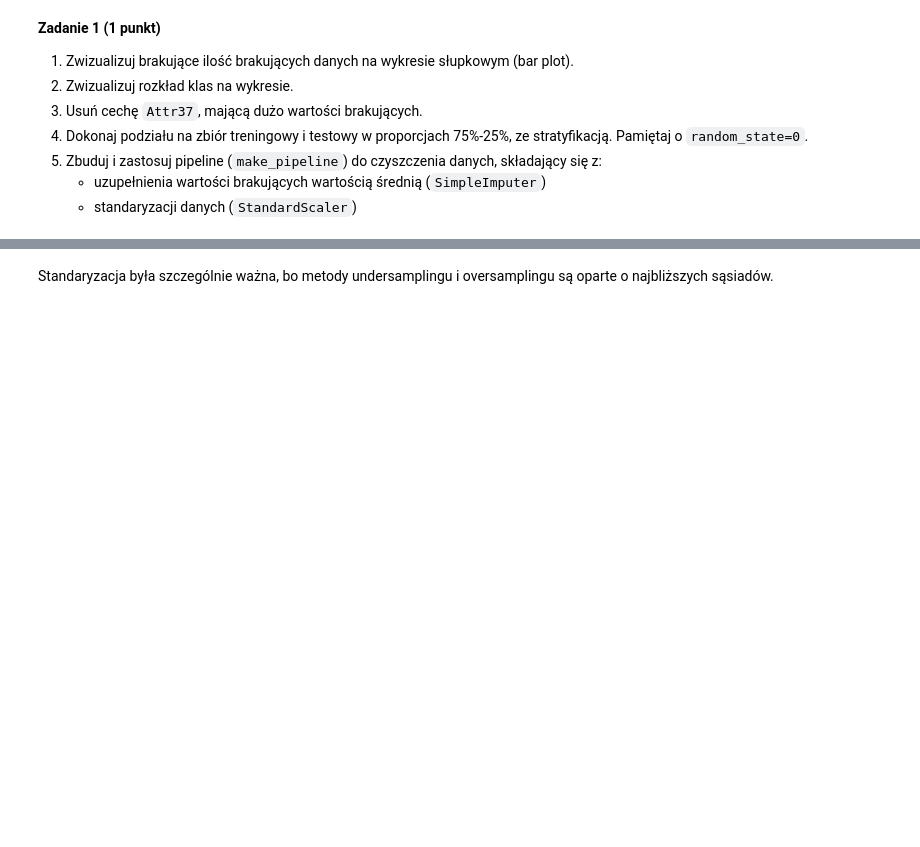
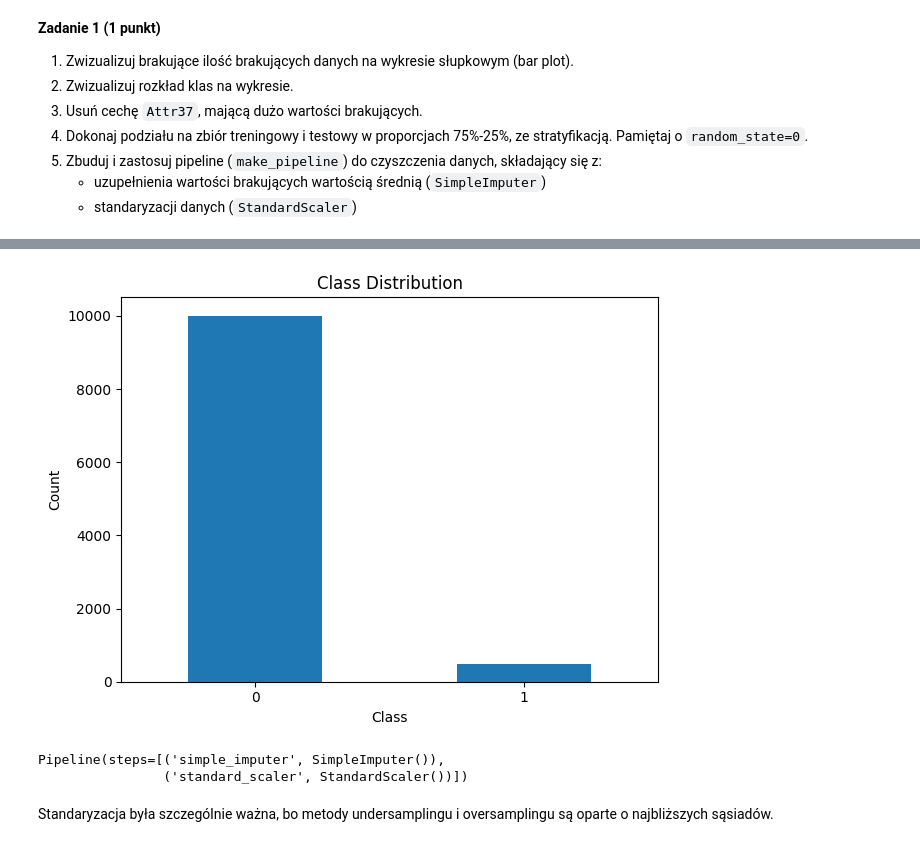
Before and after one commit to wiktorperczak/podstawy-uczenia-maszynowego-24-25, a Jupyter notebook: lab5/notebook.ipynb, the cells around one changed output, grey strips where cells are left out. Saved outputs shown, nothing was run; the diff lists cells and outputs as text; code cells hidden in the pictures; blank space fills up the shorter version.

```diff
--- a/lab5/notebook.ipynb
+++ b/lab5/notebook.ipynb
@@ -34,0 +55,12 @@ df.head()
+# %%
+import matplotlib.pyplot as plt
+
+y.value_counts().plot(kind="bar")
+plt.title("Class Distribution")
+plt.xlabel("Class")
+plt.ylabel("Count")
+plt.xticks(rotation=0)
+plt.tight_layout()
+plt.show()
+# %% [output]
+[figure, added]
@@ -35,3 +73,17 @@ df.head()
+# %%
+from sklearn.pipeline import Pipeline
+from sklearn.impute import SimpleImputer
+from sklearn.preprocessing import StandardScaler
+
+pipeline = Pipeline([
+    ("simple_imputer", SimpleImputer()),
+    ("standard_scaler", StandardScaler())
+])
+
+pipeline.fit(X_train, y_train)
+# %% [output]
+Pipeline(steps=[('simple_imputer', SimpleImputer()),
+                ('standard_scaler', StandardScaler())])
 # %% [markdown]
 Standaryzacja była szczególnie ważna, bo metody undersamplingu i oversamplingu są oparte o najbliższych sąsiadów.
 # %% [markdown]
```
Also changed, not shown: parts of 12 cells of this notebook.
